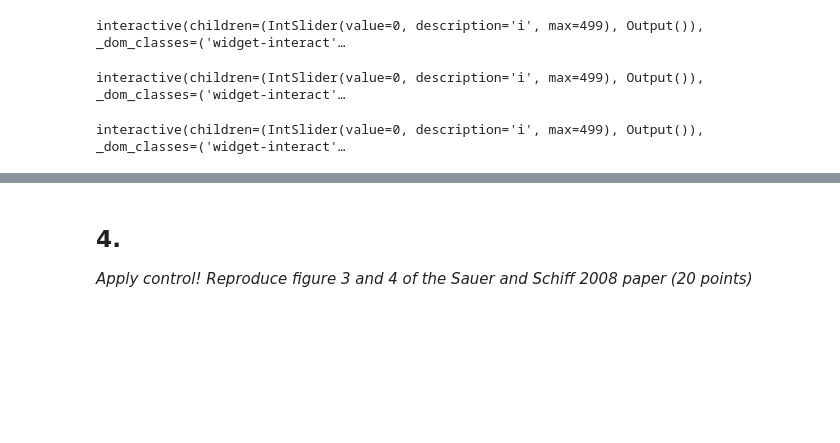
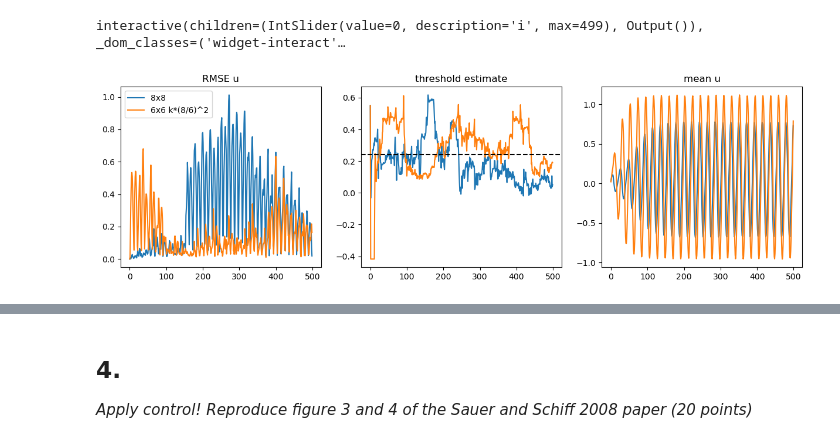
Before and after one commit to rhofm/KalmanPP2, a Jupyter notebook: notebooks/Assignment7.ipynb, the cells around one changed output, grey strips where cells are left out. Saved outputs shown, nothing was run; the diff lists cells and outputs as text; code cells hidden in the pictures; blank space fills up the shorter version.

```diff
--- a/notebooks/Assignment7.ipynb
+++ b/notebooks/Assignment7.ipynb
@@ -290,47 +163,20 @@ def comparer(i=0):
     #plt.axis([0, f, 0, g, -1.5, 1.5])
 # %% [output]
 interactive(children=(IntSlider(value=0, description='i', max=499), Output()), _dom_classes=('widget-interact'…
-# %%
-@widgets.interact(i=(0,WC_66_2.N-1))
-def img_render_66_2(i=0):
-    plt.subplot(131)
-    u_real= np.reshape(WC_66_2.x[WC_66_2.dq:WC_66_2.f * WC_66_2.g + WC_66_2.dq, i], (WC_66_2.f, WC_66_2.g))
-    plt.imshow(u_real)
-    plt.title('Real u', fontsize=6)
-    plt.clim(0, WC_66_2.y.max()/2)
-    plt.subplot(132)
-    u = np.reshape(WC_66_2.y[:, i], (WC_66_2.f, WC_66_2.g))  # Display noisy observations
-    plt.imshow(u)
-    plt.title('Observed u', fontsize=6)
-    plt.clim(0, WC_66_2.y.max()/2)
-    #plt.axis([0, f, 0, g, -1.5, 1.5])
-    plt.subplot(133)
-    uhat = np.reshape(WC_66_2.xhat[WC_66_2.dq:WC_66_2.f * WC_66_2.g + WC_66_2.dq, i], (WC_66_2.f, WC_66_2.g))
-    plt.imshow(uhat)
-    plt.title('uhat', fontsize=6)
-    plt.clim(0, WC_66_2.y.max()/2)
-    #plt.axis([0, f, 0, g, -1.5, 1.5])
-# %% [output]
-interactive(children=(IntSlider(value=0, description='i', max=499), Output()), _dom_classes=('widget-interact'…
-# %%
-@widgets.interact(i=(0,WC_66.N-1))
-def img_render_66(i=0):
-    plt.subplot(131)
-    u_real= np.reshape(WC_66.x[WC_66.dq:WC_66.f * WC_66.g + WC_66.dq, i], (WC_66.f, WC_66.g))
-    plt.imshow(u_real)
-    plt.title('Real u', fontsize=6)
-    plt.clim(0, WC_66.y.max()/2)
-    plt.subplot(132)
-    u = np.reshape(WC_66.y[:, i], (WC_66.f, WC_66.g))  # Display noisy observations
-    plt.imshow(u)
-    plt.title('Observed u', fontsize=6)
-    plt.clim(0, WC_66.y.max()/2)
-    #plt.axis([0, f, 0, g, -1.5, 1.5])
-    plt.subplot(133)
-    uhat = np.reshape(WC_66.xhat[WC_66.dq:WC_66.f * WC_66.g + WC_66.dq, i], (WC_66.f, WC_66.g))
-    plt.imshow(uhat)
-    plt.title('uhat', fontsize=6)
-    plt.clim(0, WC_66.y.max()/2)
-    #plt.axis([0, f, 0, g, -1.5, 1.5])
-# %% [output]
-interactive(children=(IntSlider(value=0, description='i', max=499), Output()), _dom_classes=('widget-interact'…
+# %%
+def rmse_u(model):
+    n = model.f*model.g
+    d = model.dq
+    error = model.x[d:d+n, :model.N] - model.xhat[d:d+n, :model.N]
+    return np.sqrt((error**2).mean(axis=0))
+
+fig, ax = plt.subplots(1, 3, figsize=(15, 4))
+for model, label in [(WC_88,'8x8'), (WC_66,'6x6 k*(8/6)^2')]:
+    ax[0].plot(rmse_u(model), label=label)                                   # tracking error
+    ax[1].plot(model.xhat[0], label=label)                                   # threshold estimate
+    ax[2].plot(model.x[model.dq:model.dq+model.f*model.g, :model.N].mean(axis=0), label=label)   # mean true u (wave alive?)
+ax[1].axhline(0.24, color='k', ls='--')
+ax[0].set_title('RMSE u'); ax[1].set_title('threshold estimate'); ax[2].set_title('mean u')
+ax[0].legend(); plt.show()
+# %% [output]
+[figure, added]
```
Also changed, not shown: parts of 68 cells of this notebook, 2 other files.
